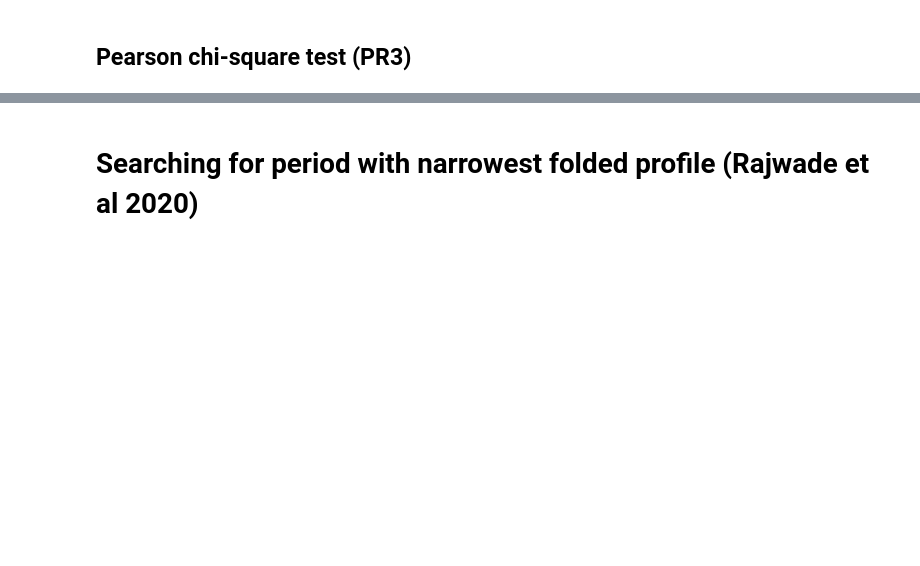
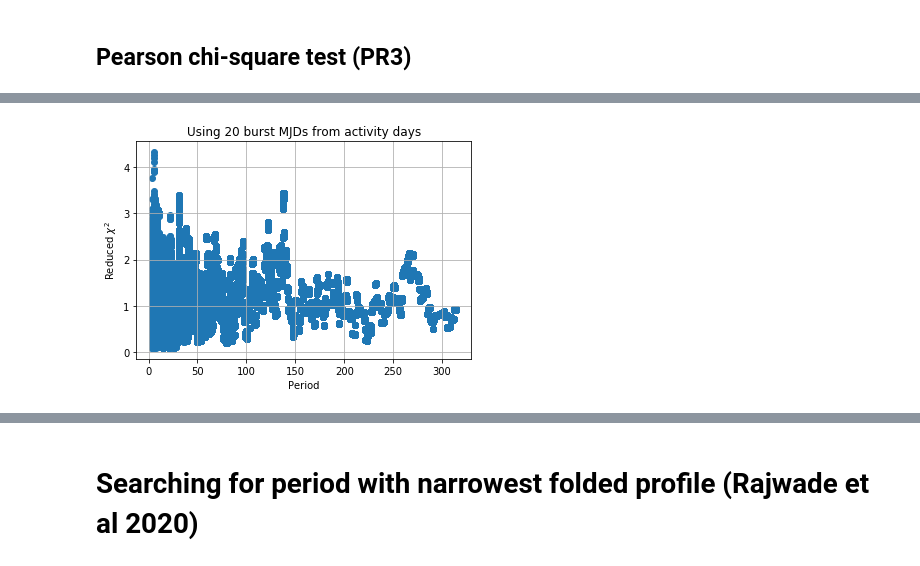
Before and after one commit to KshitijAggarwal/frbpa, a Jupyter notebook: examples/r2/chime_period_search.ipynb, the cells around one changed output, grey strips where cells are left out. Drawn from its saved outputs; the diff is of its cells as text; code cells hidden in the pictures; blank space fills up the shorter version.

```diff
--- a/examples/r2/chime_period_search.ipynb
+++ b/examples/r2/chime_period_search.ipynb
@@ -49,5 +64,8 @@ rch_uniq, p_u = pr3_search(bursts=unique_days, obs_mjds=startmjds,
 # %%
 plt.scatter(p_u, rch_uniq)
 plt.ylabel(r'Reduced $\chi^2$')
 plt.title(f'Using {len(unique_days)} burst MJDs from activity days')
+plt.xlabel('Period')
 plt.grid()
+# %% [output]
+[figure, added]
```
Also changed, not shown: parts of 21 cells of this notebook.
